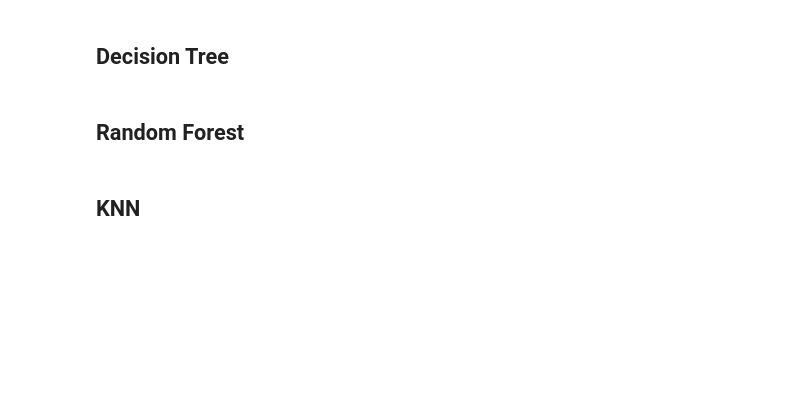
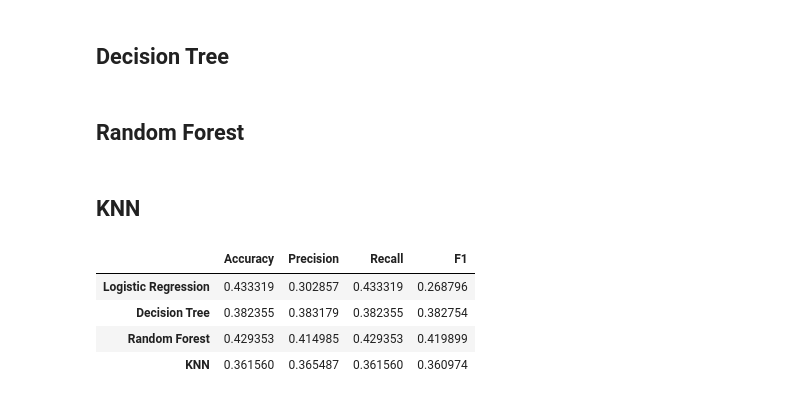
Before and after one commit to saraghafoury/Football_Match_Prediction, a Jupyter notebook: notebooks/Model_Training_and_Evaluation.ipynb, the cells around one changed output. Cells and saved outputs as stored; diff of their text form; code cells hidden in the pictures; blank space fills up the shorter version.

```diff
--- a/notebooks/Model_Training_and_Evaluation.ipynb
+++ b/notebooks/Model_Training_and_Evaluation.ipynb
@@ -118,3 +136,27 @@ knn = KNeighborsClassifier(n_neighbors=5)
 knn.fit(X_train, y_train)
 
 knn_pred = knn.predict(X_test)
+# %%
+def evaluate(y_true, y_pred):
+
+    return {
+        "Accuracy": accuracy_score(y_true, y_pred),
+        "Precision": precision_score(y_true, y_pred, average="weighted"),
+        "Recall": recall_score(y_true, y_pred, average="weighted"),
+        "F1": f1_score(y_true, y_pred, average="weighted")
+    }
+# %%
+results = pd.DataFrame({
+    "Logistic Regression": evaluate(y_test, lr_pred),
+    "Decision Tree": evaluate(y_test, dt_pred),
+    "Random Forest": evaluate(y_test, rf_pred),
+    "KNN": evaluate(y_test, knn_pred)
+}).T
+
+results
+# %% [output]
+|  | Accuracy | Precision | Recall | F1 |
+| Logistic Regression | 0.433319 | 0.302857 | 0.433319 | 0.268796 |
+| Decision Tree | 0.382355 | 0.383179 | 0.382355 | 0.382754 |
+| Random Forest | 0.429353 | 0.414985 | 0.429353 | 0.419899 |
+| KNN | 0.361560 | 0.365487 | 0.361560 | 0.360974 |
```
Also changed, not shown: parts of 7 cells of this notebook.
